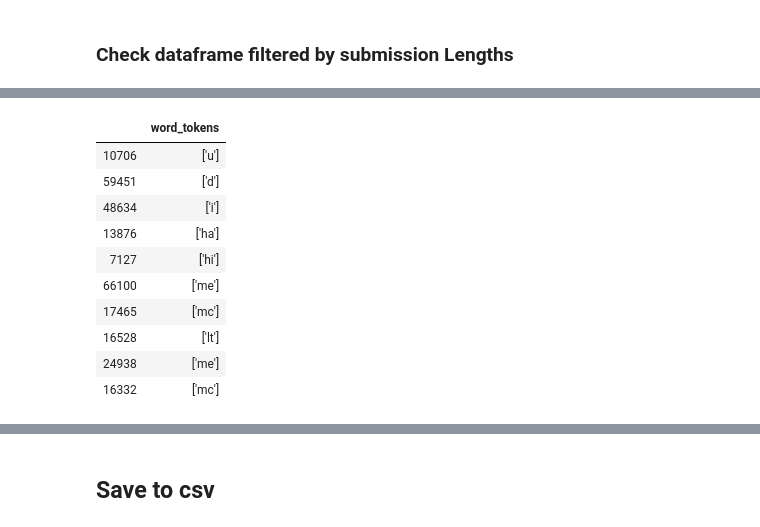
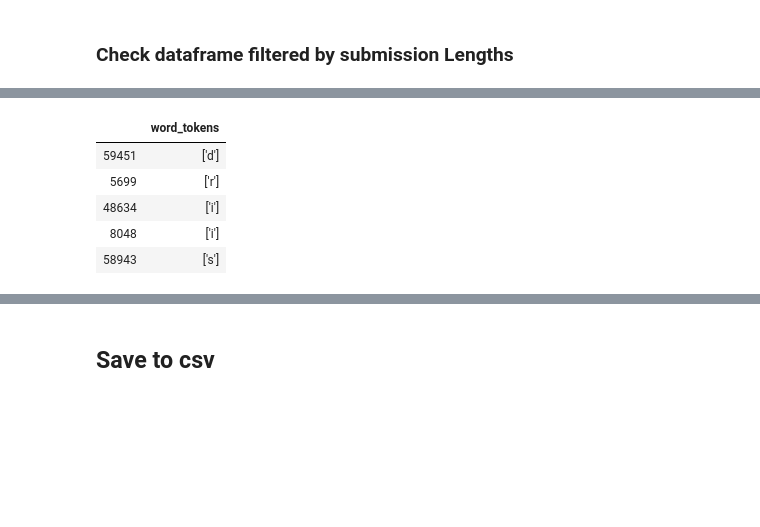
Before and after one commit to eileenhartnett/NLP-DeepLearning-Reddit-Project, a Jupyter notebook: notebooks/step2-pre-process_text.ipynb, the cells around one changed output, grey strips where cells are left out. Saved outputs shown, nothing was run; the diff lists cells and outputs as text; code cells hidden in the pictures; blank space fills up the shorter version.

```diff
--- a/notebooks/step2-pre-process_text.ipynb
+++ b/notebooks/step2-pre-process_text.ipynb
@@ -152,10 +161,0 @@ Need to drop empty cells, but unable to replace with nan... will look at low wor
-# %%
-# Create a new column with submission length
-posts['text_length'] = posts['word_tokens'].map(len)
-# %%
-# Show the shortest submissions
-pd.set_option('display.max_rows', 500)
-
-to_drop = posts.sort_values(by='text_length', ascending=True)[['word_tokens']].head(115).index
-
-posts = posts.drop(to_drop)
@@ -164,5 +162,5 @@ Drop the 'text length' column created above
-# %%
-posts = posts.drop(columns = 'text_length')
+# %%
+posts.dropna(inplace=True)
 # %% [markdown]
 ### Porter Stemmer
 # %% [markdown]
@@ -206,17 +204,12 @@ posts.sort_values(by='text_length', ascending=True)[['sent_tokens']].head()
 # %%
 # Show the shortest submissions
-posts.sort_values(by='stems_word_count', ascending=True)[['word_tokens']].head(10)
+posts.sort_values(by='stems_word_count', ascending=True)[['word_tokens']].head()
 # %% [output]
 |  | word_tokens |
-| 10706 | ['u'] |
 | 59451 | ['d'] |
+| 5699 | ['r'] |
 | 48634 | ['i'] |
-| 13876 | ['ha'] |
-| 7127 | ['hi'] |
-| 66100 | ['me'] |
-| 17465 | ['mc'] |
-| 16528 | ['lt'] |
-| 24938 | ['me'] |
-| 16332 | ['mc'] |
+| 8048 | ['i'] |
+| 58943 | ['s'] |
 # %%
 # Show the longest submissions
```
Also changed, not shown: parts of 10 cells of this notebook, 1 other file.
